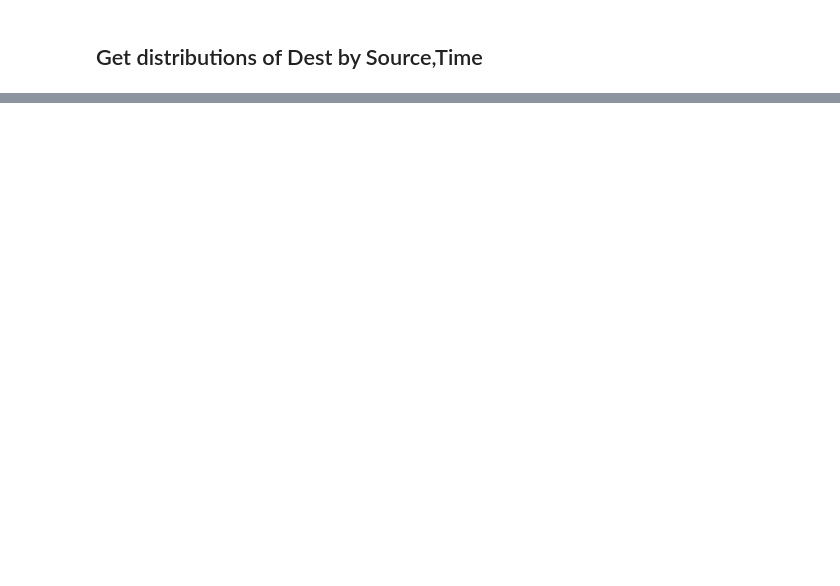
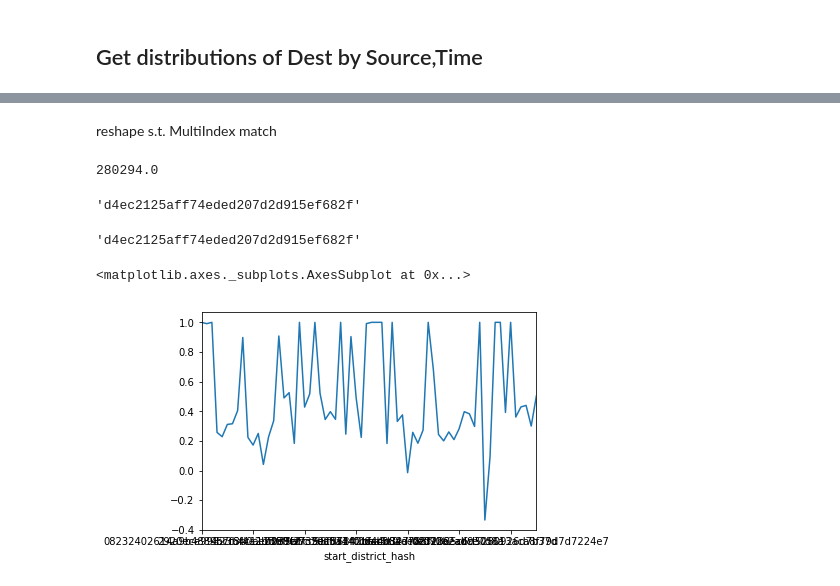
Before and after one commit to huevosabio/cs341, a Jupyter notebook: GoodPrediction.ipynb, the cells around one changed output, grey strips where cells are left out. Saved outputs shown, nothing was run; the diff lists cells and outputs as text; code cells hidden in the pictures; blank space fills up the shorter version.

```diff
--- a/GoodPrediction.ipynb
+++ b/GoodPrediction.ipynb
@@ -77,0 +130,5 @@ pt
+# %%
+lastDayPrediction = pd.DataFrame(trainPredict[-288:].clip(min=0).round(),
+                                 columns = named_cols,
+                                 index = ptable.index - pd.Timedelta('1 day')
+                                )
@@ -77,0 +146,27 @@ pt
+# %% [markdown]
+reshape s.t. MultiIndex match
+# %%
+ldp_series = lastDayPrediction.stack()
+# %%
+prediction = posterior.multiply(ldp_series, axis='index').fillna(0).round()
+# %%
+ldp_series.sum()
+# %% [output]
+280294.0
+# %%
+pt_pred = prediction.sum(axis=1).unstack()
+# %%
+lastDayPrediction.sum(axis=0).argmax()
+# %% [output]
+'d4ec2125aff74eded207d2d915ef682f'
+# %%
+ptable.sum(axis=0).argmax()
+# %% [output]
+'d4ec2125aff74eded207d2d915ef682f'
+# %%
+realtot = ptable.sum(axis=0)
+misspred = (realtot - pt_pred.sum(axis=0)).divide(realtot)
+misspred.plot()
+# %% [output]
+<matplotlib.axes._subplots.AxesSubplot at 0x...>
+[figure, added]
```
Also changed, not shown: parts of 47 cells of this notebook, 24 other files.
